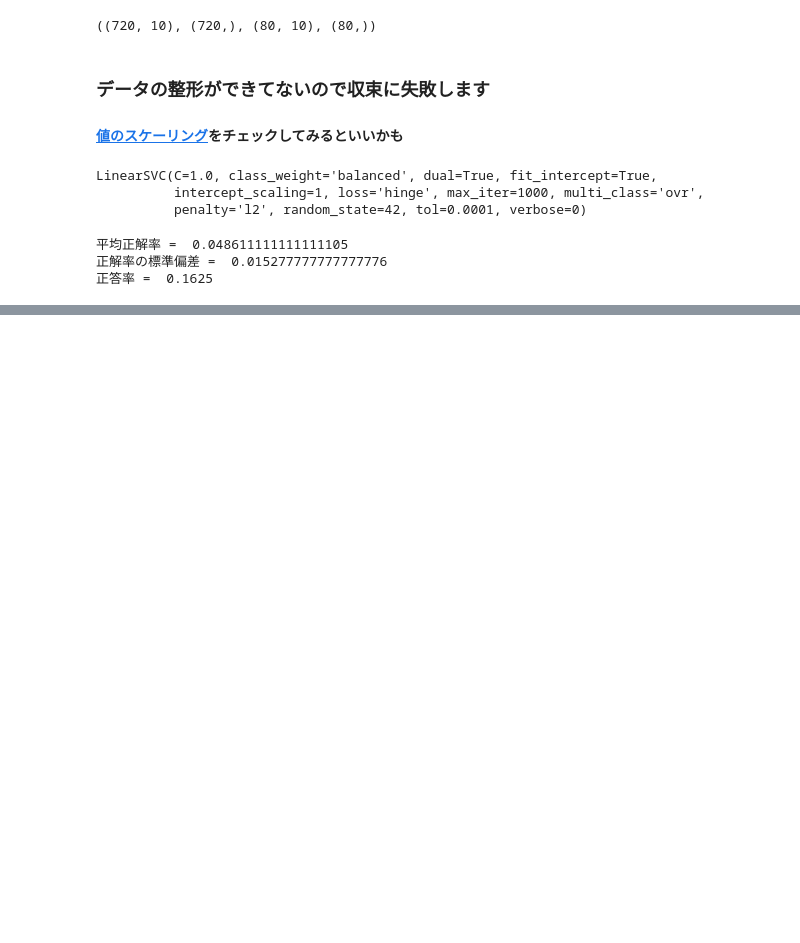
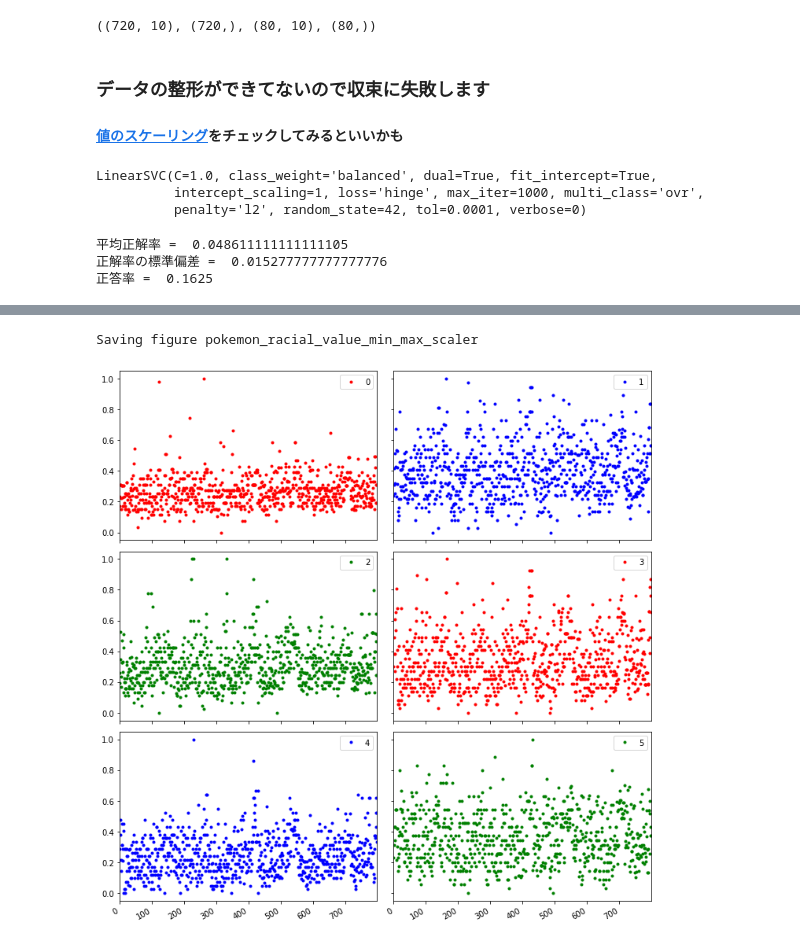
Before and after one commit to HamaguchiKazuki/kaggle_com, a Jupyter notebook: pokemon/pokemon_type_predict.ipynb, the cells around one changed output, grey strips where cells are left out. Drawn from its saved outputs; the diff is of its cells as text; code cells hidden in the pictures; blank space fills up the shorter version.

Commit message:
(update) min max Scale

```diff
--- a/pokemon/pokemon_type_predict.ipynb
+++ b/pokemon/pokemon_type_predict.ipynb
@@ -215,0 +266,14 @@ print("正答率 = ",ac_score)
+# %%
+ms = preprocessing.MinMaxScaler()
+ms_pokemon_racial_value = pd.DataFrame(ms.fit_transform(pokemon))
+
+ms_pokemon_racial_value.plot.line(figsize=(10, 10),
+                  subplots=True, layout=(3,2),
+                  sharex=True, sharey=True,
+                  style=['r.', 'b.', 'g.', 'r.', 'b.', 'g.'])
+fig_name = 'pokemon_racial_value_min_max_scaler'
+save_fig(fig_name = fig_name, tight_layout=True, fig_extension="png", resolution=300)
+plt.show()
+# %% [output]
+Saving figure pokemon_racial_value_min_max_scaler
+[figure, added]
```
Also changed, not shown: parts of 22 cells of this notebook, 3 other files.
